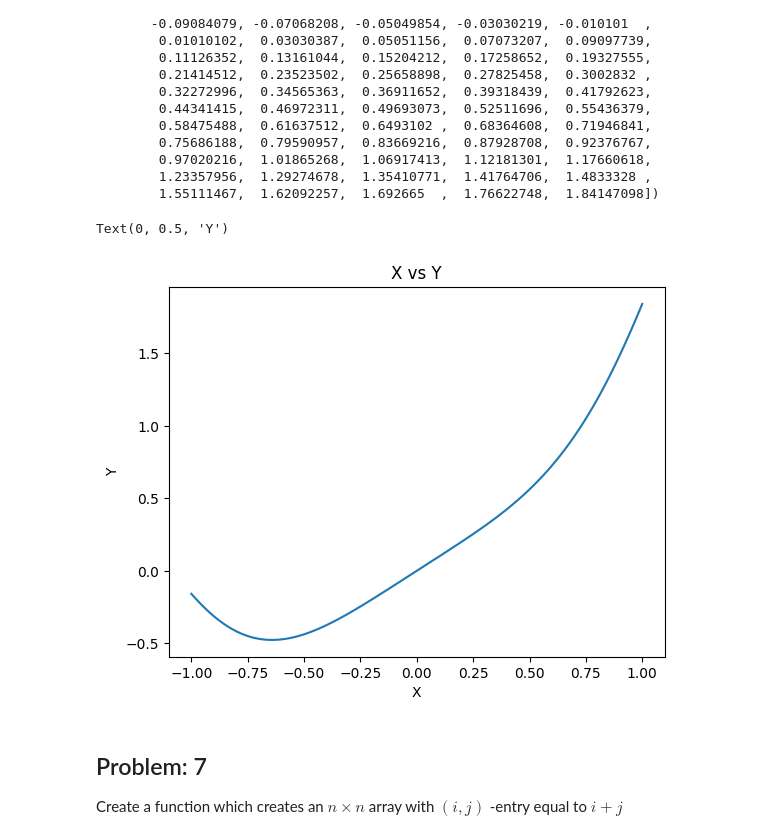
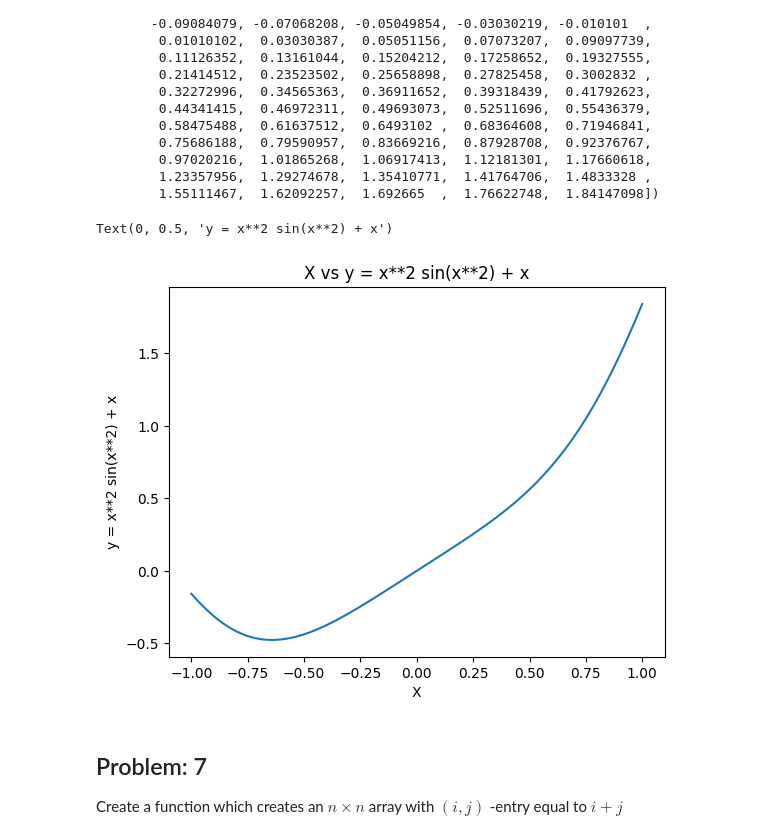
Before and after one commit to Sumanabec/DataScience-AI-ML-2025-Sumana, a Jupyter notebook: Assignment-2/Assignment-02-Numpy-Sumana-Khan.ipynb, the cells around one changed output. Saved outputs shown, nothing was run; the diff lists cells and outputs as text; code cells hidden in the pictures.

```diff
--- a/Assignment-2/Assignment-02-Numpy-Sumana-Khan.ipynb
+++ b/Assignment-2/Assignment-02-Numpy-Sumana-Khan.ipynb
@@ -185,13 +190,14 @@ array([-0.15852902, -0.19336848, -0.22652692, -0.25786531, -0.28726917,
         1.55111467,  1.62092257,  1.692665  ,  1.76622748,  1.84147098])
 # %%
 import matplotlib.pyplot as plt
-plt.title("X vs Y")
+
+plt.title("X vs y = x**2 sin(x**2) + x")
 plt.plot(x,y)
 plt.xlabel("X")
-plt.ylabel("Y")
+plt.ylabel("y = x**2 sin(x**2) + x")
 # %% [output]
-Text(0, 0.5, 'Y')
+Text(0, 0.5, 'y = x**2 sin(x**2) + x')
-[figure, old version]
+[figure, new version]
 # %% [markdown]
 ## Problem: 7
 Create a function which creates an $n×n$ array with $(i , j)$ -entry equal to $i+ j$
```
Also changed, not shown: parts of 1 cell of this notebook.
